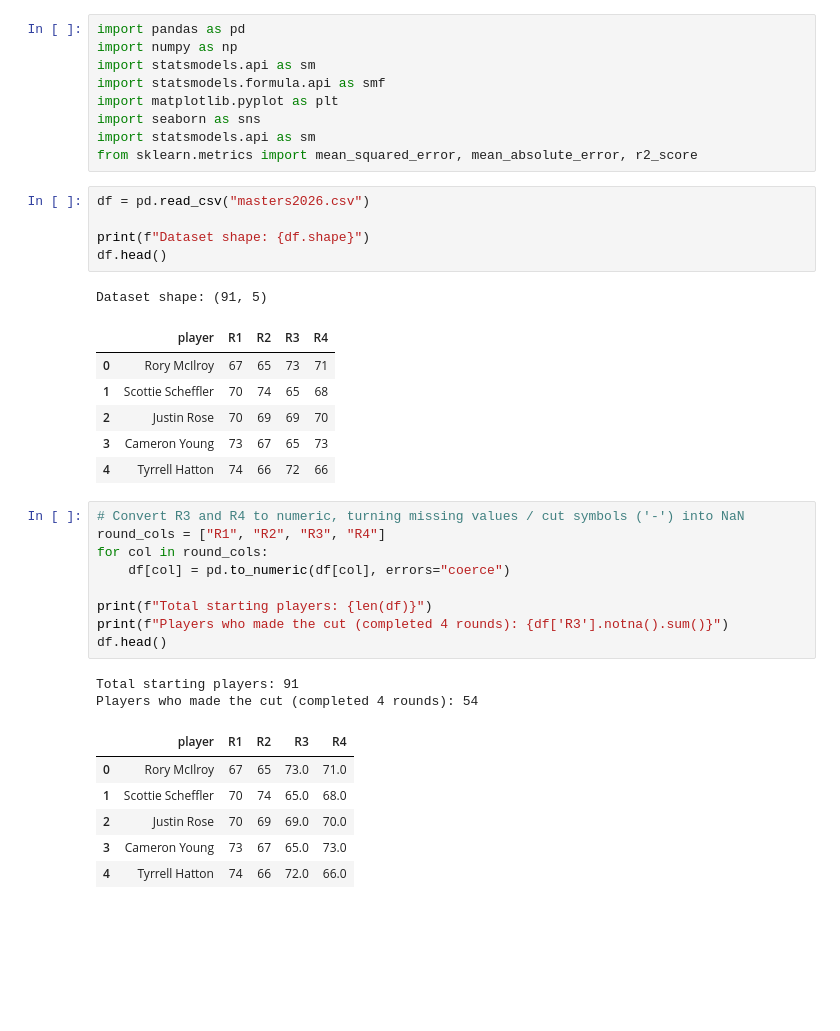
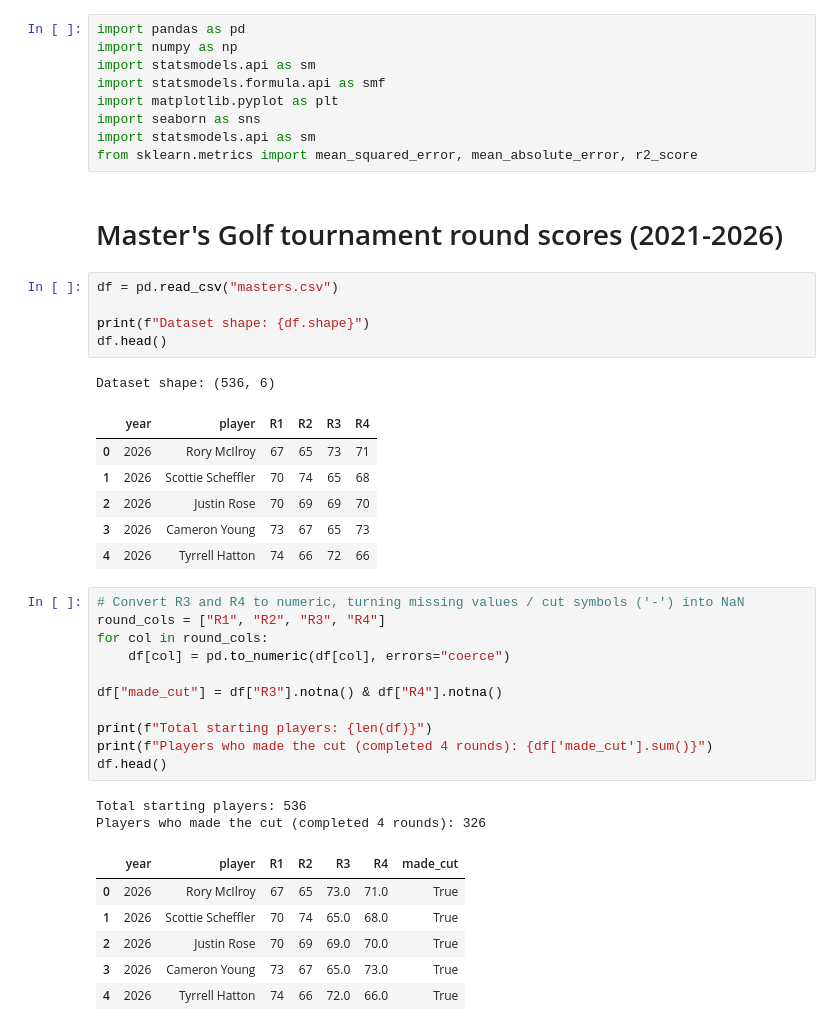
Before and after one commit to kenmassey/bad355-git, a Jupyter notebook: regression/regress-masters.ipynb, the cells around one changed output. Drawn from its saved outputs; the diff is of its cells as text; blank space fills up the shorter version.

```diff
--- a/regression/regress-masters.ipynb
+++ b/regression/regress-masters.ipynb
@@ -7,37 +7,41 @@ import matplotlib.pyplot as plt
 import seaborn as sns
 import statsmodels.api as sm
 from sklearn.metrics import mean_squared_error, mean_absolute_error, r2_score
+# %% [markdown]
+# Master's Golf tournament round scores (2021-2026)
 # %%
-df = pd.read_csv("masters2026.csv")
+df = pd.read_csv("masters.csv")
 
 print(f"Dataset shape: {df.shape}")
 df.head()
 # %% [output]
-Dataset shape: (91, 5)
+Dataset shape: (536, 6)
-|  | player | R1 | R2 | R3 | R4 |
-| 0 | Rory McIlroy | 67 | 65 | 73 | 71 |
-| 1 | Scottie Scheffler | 70 | 74 | 65 | 68 |
-| 2 | Justin Rose | 70 | 69 | 69 | 70 |
-| 3 | Cameron Young | 73 | 67 | 65 | 73 |
-| 4 | Tyrrell Hatton | 74 | 66 | 72 | 66 |
+|  | year | player | R1 | R2 | R3 | R4 |
+| 0 | 2026 | Rory McIlroy | 67 | 65 | 73 | 71 |
+| 1 | 2026 | Scottie Scheffler | 70 | 74 | 65 | 68 |
+| 2 | 2026 | Justin Rose | 70 | 69 | 69 | 70 |
+| 3 | 2026 | Cameron Young | 73 | 67 | 65 | 73 |
+| 4 | 2026 | Tyrrell Hatton | 74 | 66 | 72 | 66 |
 # %%
 # Convert R3 and R4 to numeric, turning missing values / cut symbols ('-') into NaN
 round_cols = ["R1", "R2", "R3", "R4"]
 for col in round_cols:
     df[col] = pd.to_numeric(df[col], errors="coerce")
 
+df["made_cut"] = df["R3"].notna() & df["R4"].notna()
+
 print(f"Total starting players: {len(df)}")
-print(f"Players who made the cut (completed 4 rounds): {df['R3'].notna().sum()}")
+print(f"Players who made the cut (completed 4 rounds): {df['made_cut'].sum()}")
 df.head()
 # %% [output]
-Total starting players: 91
-Players who made the cut (completed 4 rounds): 54
+Total starting players: 536
+Players who made the cut (completed 4 rounds): 326
-|  | player | R1 | R2 | R3 | R4 |
-| 0 | Rory McIlroy | 67 | 65 | 73.0 | 71.0 |
-| 1 | Scottie Scheffler | 70 | 74 | 65.0 | 68.0 |
-| 2 | Justin Rose | 70 | 69 | 69.0 | 70.0 |
-| 3 | Cameron Young | 73 | 67 | 65.0 | 73.0 |
-| 4 | Tyrrell Hatton | 74 | 66 | 72.0 | 66.0 |
+|  | year | player | R1 | R2 | R3 | R4 | made_cut |
+| 0 | 2026 | Rory McIlroy | 67 | 65 | 73.0 | 71.0 | True |
+| 1 | 2026 | Scottie Scheffler | 70 | 74 | 65.0 | 68.0 | True |
+| 2 | 2026 | Justin Rose | 70 | 69 | 69.0 | 70.0 | True |
+| 3 | 2026 | Cameron Young | 73 | 67 | 65.0 | 73.0 | True |
+| 4 | 2026 | Tyrrell Hatton | 74 | 66 | 72.0 | 66.0 | True |
 # %%
 summary_stats = df[round_cols].describe().T
 print(summary_stats)
```
Also changed, not shown: parts of 14 cells of this notebook, 2 other files.
